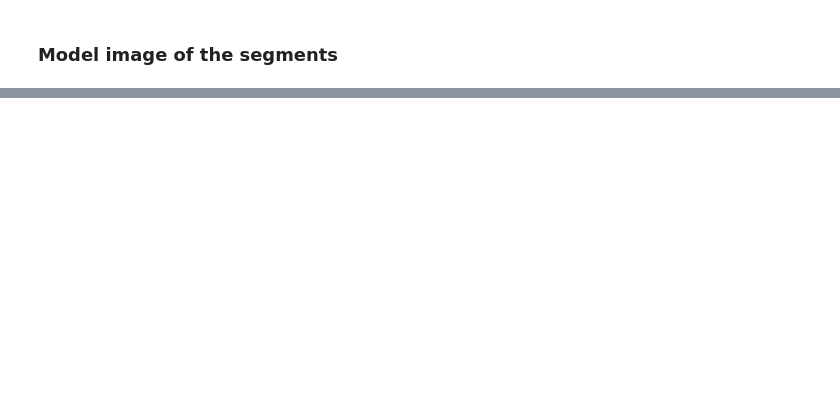
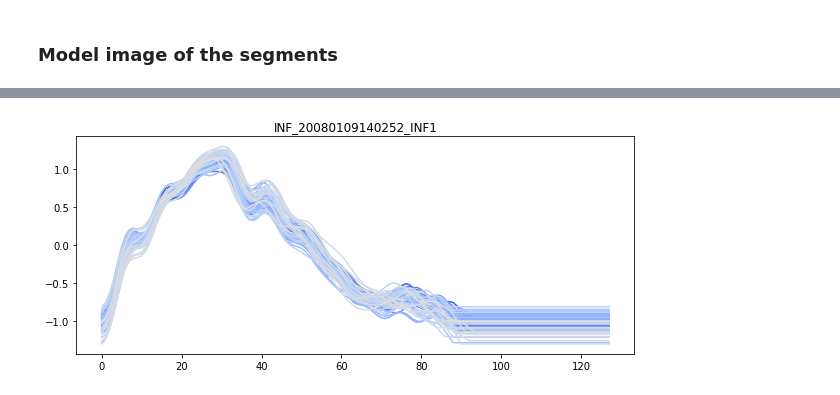
Before and after one commit to opeltre/revert, a Jupyter notebook: notebooks/pulse_extraction.ipynb, the cells around one changed output, grey strips where cells are left out. Drawn from its saved outputs; the diff is of its cells as text; code cells hidden in the pictures; blank space fills up the shorter version.

```diff
--- a/notebooks/pulse_extraction.ipynb
+++ b/notebooks/pulse_extraction.ipynb
@@ -157,0 +165,17 @@ Text(0.5, 1.0, 'INF_20080109140252_INF1')
+# %%
+d = torch.load("../scripts-infusion/baseline.pt")
+pulses = d['pulses']
+masks  = d['masks']
+
+from revert.transforms import unshift
+
+def plot_pulses(i):
+    N = 64
+    xi = pulses[i][:N]
+    #xi = unshift(xi, masks[i][:N])
+    rp.pulses(xi, c=1 - torch.linspace(0, .5, N))
+    rp.plt.title(f"{d['keys'][0]}")
+# %%
+plot_pulses(3)
+# %% [output]
+[figure, added]
```
Also changed, not shown: parts of 30 cells of this notebook.
